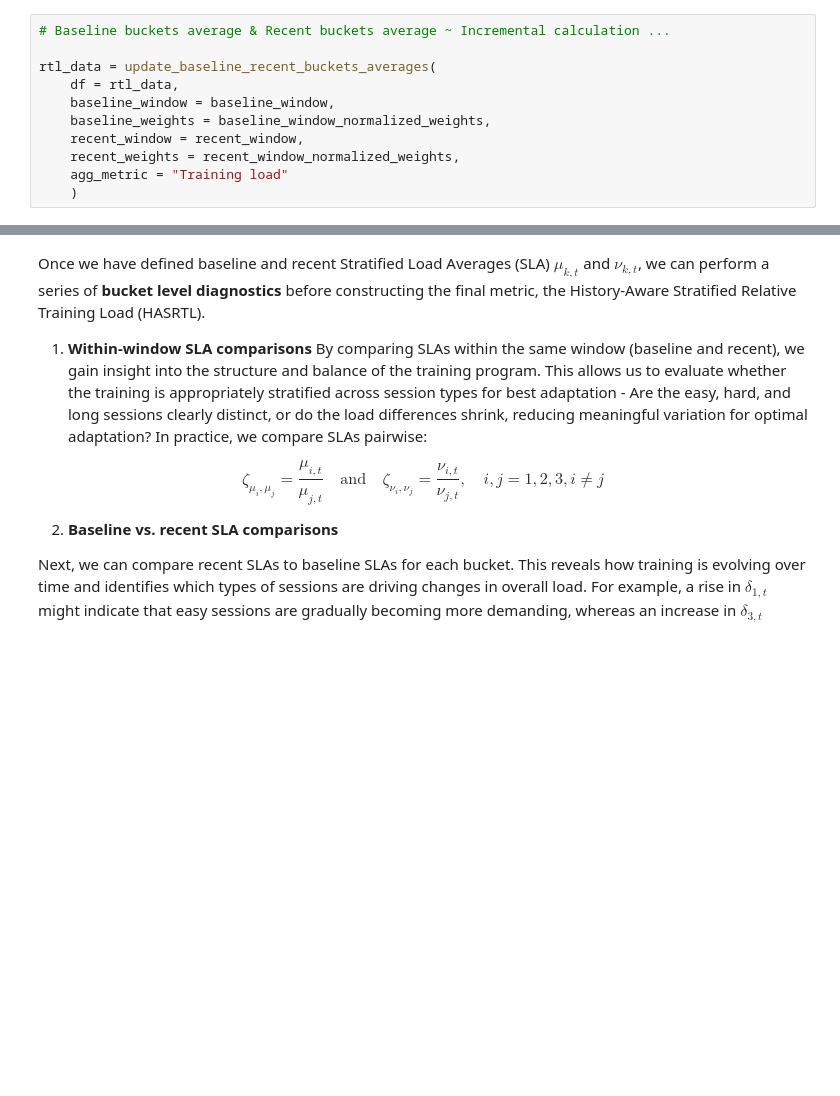
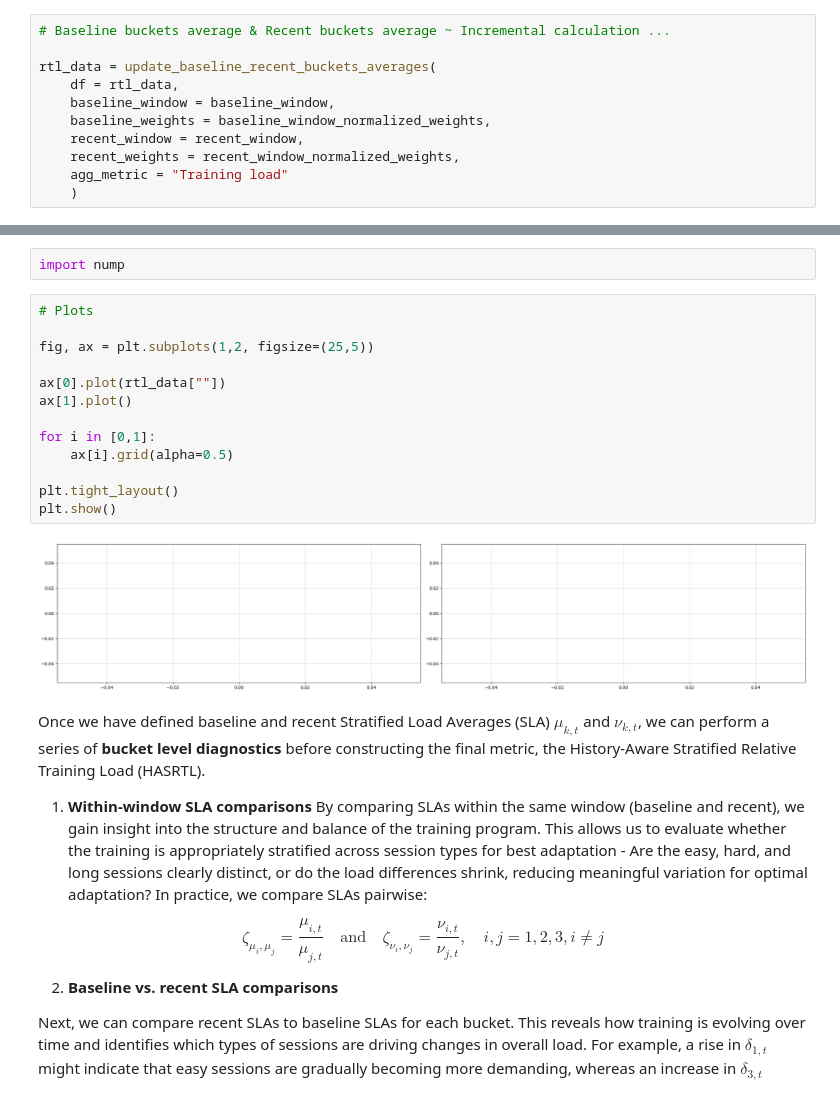
Before and after one commit to 1312Bravo/TrainingPeaks_customLog, a Jupyter notebook: analysis/relative_training_load/development.ipynb, the cells around one changed output, grey strips where cells are left out. Cells and saved outputs as stored; diff of their text form; blank space fills up the shorter version.

```diff
--- a/analysis/relative_training_load/development.ipynb
+++ b/analysis/relative_training_load/development.ipynb
@@ -576,3 +585,20 @@ rtl_data = update_baseline_recent_buckets_averages(
+# %%
+import nump
+# %%
+# Plots
+
+fig, ax = plt.subplots(1,2, figsize=(25,5))
+
+ax[0].plot(rtl_data[""])
+ax[1].plot()
+
+for i in [0,1]:
+    ax[i].grid(alpha=0.5)
+
+plt.tight_layout()
+plt.show()
+# %% [output]
+[figure, added]
 # %% [markdown]
 Once we have defined baseline and recent Stratified Load Averages (SLA) $\mu_{k,t}$ and $\nu_{k,t}$, we can perform a series of **bucket level diagnostics** before constructing the final metric, the History-Aware Stratified Relative Training Load (HASRTL).
 
```
Also changed, not shown: parts of 5 cells of this notebook.
